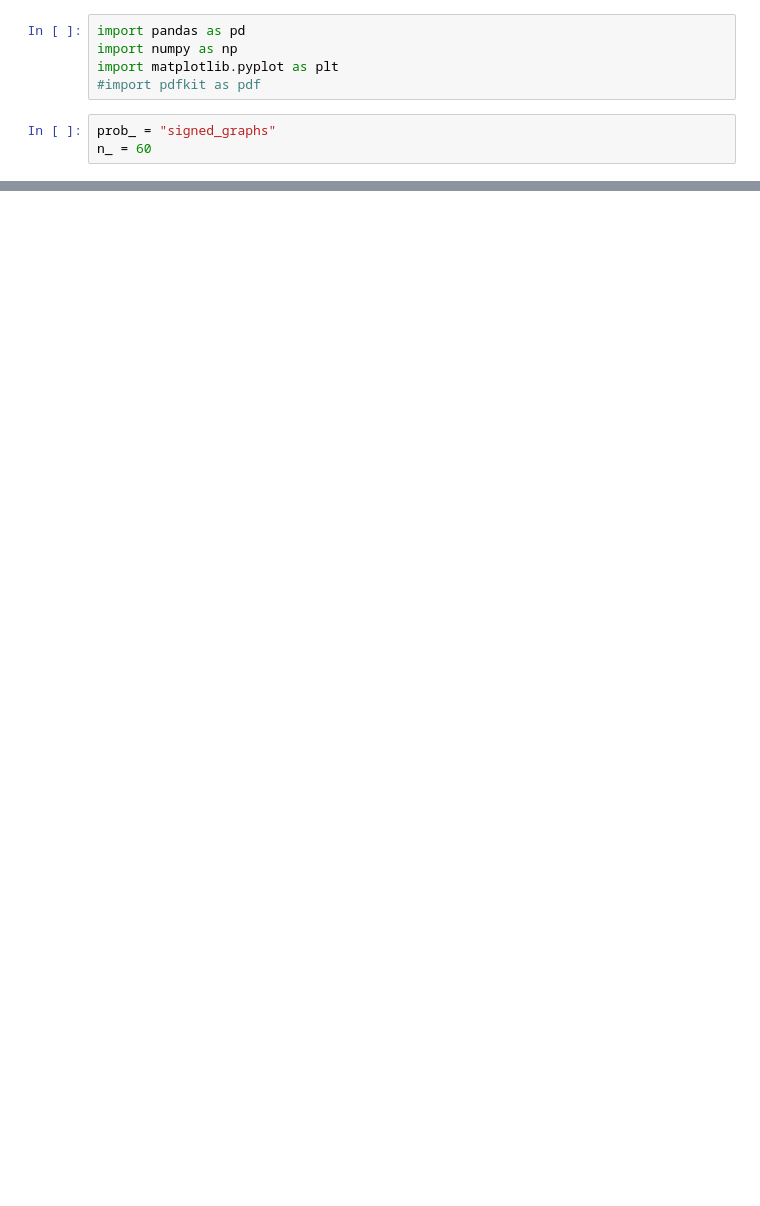
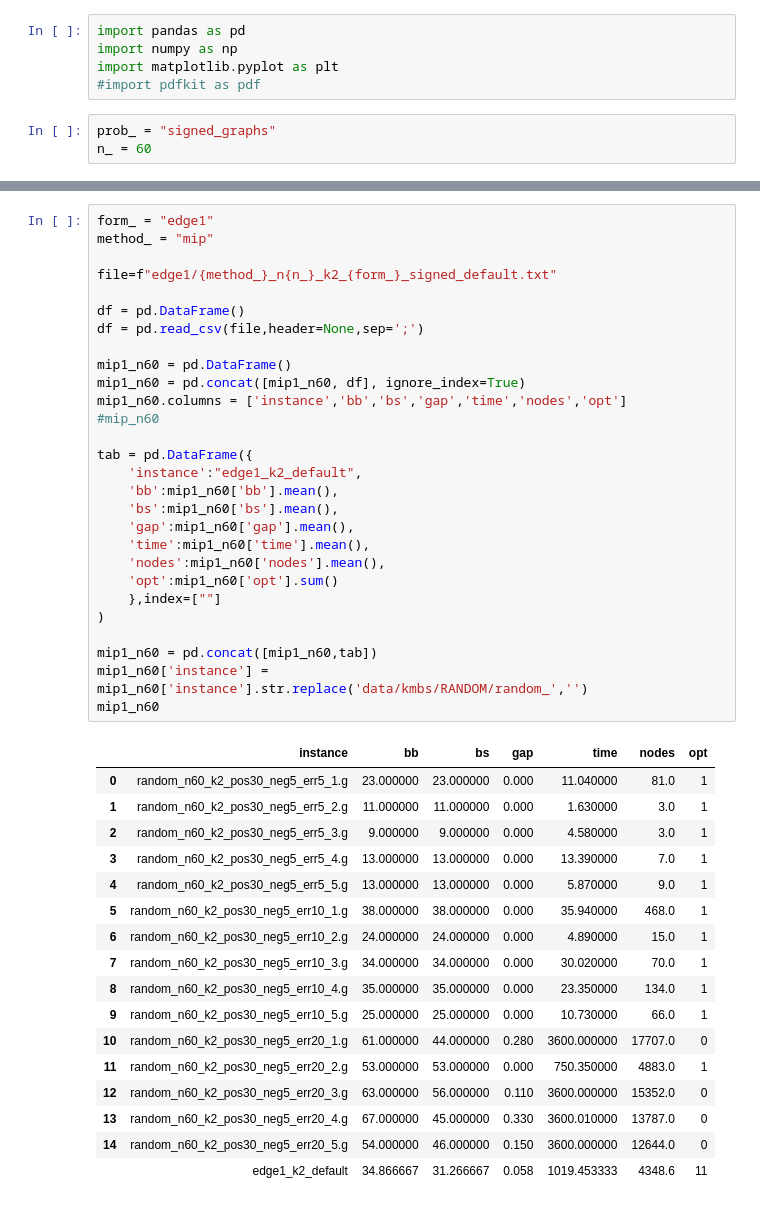
Before and after one commit to jesusossian/edge_signed_graph, a Jupyter notebook: result/n60_edge1_signed.ipynb, the cells around one changed output, grey strips where cells are left out. Saved outputs shown, nothing was run; the diff lists cells and outputs as text; blank space fills up the shorter version.

```diff
--- a/result/n60_edge1_signed.ipynb
+++ b/result/n60_edge1_signed.ipynb
@@ -235,0 +299,46 @@ resume & 3.35 & 0.77 & 3541.19 & 27123.52 & 1 \\
+# %%
+form_ = "edge1"
+method_ = "mip"
+
+file=f"edge1/{method_}_n{n_}_k2_{form_}_signed_default.txt"
+
+df = pd.DataFrame()
+df = pd.read_csv(file,header=None,sep=';')
+
+mip1_n60 = pd.DataFrame()
+mip1_n60 = pd.concat([mip1_n60, df], ignore_index=True)
+mip1_n60.columns = ['instance','bb','bs','gap','time','nodes','opt']
+#mip_n60
+
+tab = pd.DataFrame({
+    'instance':"edge1_k2_default",
+    'bb':mip1_n60['bb'].mean(),
+    'bs':mip1_n60['bs'].mean(),
+    'gap':mip1_n60['gap'].mean(),
+    'time':mip1_n60['time'].mean(),
+    'nodes':mip1_n60['nodes'].mean(),
+    'opt':mip1_n60['opt'].sum()
+    },index=[""]
+)
+
+mip1_n60 = pd.concat([mip1_n60,tab])
+mip1_n60['instance'] = mip1_n60['instance'].str.replace('data/kmbs/RANDOM/random_','')
+mip1_n60
+# %% [output]
+|  | instance | bb | bs | gap | time | nodes | opt |
+| 0 | random_n60_k2_pos30_neg5_err5_1.g | 23.000000 | 23.000000 | 0.000 | 11.040000 | 81.0 | 1 |
+| 1 | random_n60_k2_pos30_neg5_err5_2.g | 11.000000 | 11.000000 | 0.000 | 1.630000 | 3.0 | 1 |
+| 2 | random_n60_k2_pos30_neg5_err5_3.g | 9.000000 | 9.000000 | 0.000 | 4.580000 | 3.0 | 1 |
+| 3 | random_n60_k2_pos30_neg5_err5_4.g | 13.000000 | 13.000000 | 0.000 | 13.390000 | 7.0 | 1 |
+| 4 | random_n60_k2_pos30_neg5_err5_5.g | 13.000000 | 13.000000 | 0.000 | 5.870000 | 9.0 | 1 |
+| 5 | random_n60_k2_pos30_neg5_err10_1.g | 38.000000 | 38.000000 | 0.000 | 35.940000 | 468.0 | 1 |
+| 6 | random_n60_k2_pos30_neg5_err10_2.g | 24.000000 | 24.000000 | 0.000 | 4.890000 | 15.0 | 1 |
+| 7 | random_n60_k2_pos30_neg5_err10_3.g | 34.000000 | 34.000000 | 0.000 | 30.020000 | 70.0 | 1 |
+| 8 | random_n60_k2_pos30_neg5_err10_4.g | 35.000000 | 35.000000 | 0.000 | 23.350000 | 134.0 | 1 |
+| 9 | random_n60_k2_pos30_neg5_err10_5.g | 25.000000 | 25.000000 | 0.000 | 10.730000 | 66.0 | 1 |
+| 10 | random_n60_k2_pos30_neg5_err20_1.g | 61.000000 | 44.000000 | 0.280 | 3600.000000 | 17707.0 | 0 |
+| 11 | random_n60_k2_pos30_neg5_err20_2.g | 53.000000 | 53.000000 | 0.000 | 750.350000 | 4883.0 | 1 |
+| 12 | random_n60_k2_pos30_neg5_err20_3.g | 63.000000 | 56.000000 | 0.110 | 3600.000000 | 15352.0 | 0 |
+| 13 | random_n60_k2_pos30_neg5_err20_4.g | 67.000000 | 45.000000 | 0.330 | 3600.010000 | 13787.0 | 0 |
+| 14 | random_n60_k2_pos30_neg5_err20_5.g | 54.000000 | 46.000000 | 0.150 | 3600.000000 | 12644.0 | 0 |
+|  | edge1_k2_default | 34.866667 | 31.266667 | 0.058 | 1019.453333 | 4348.6 | 11 |
```
Also changed, not shown: parts of 43 cells of this notebook, 38 other files.
